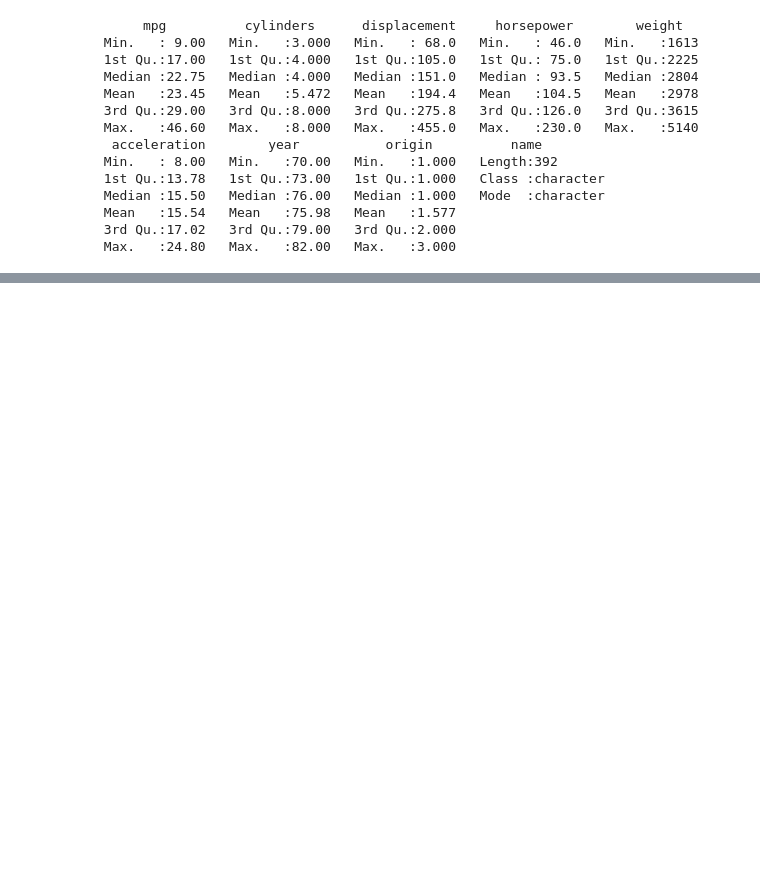
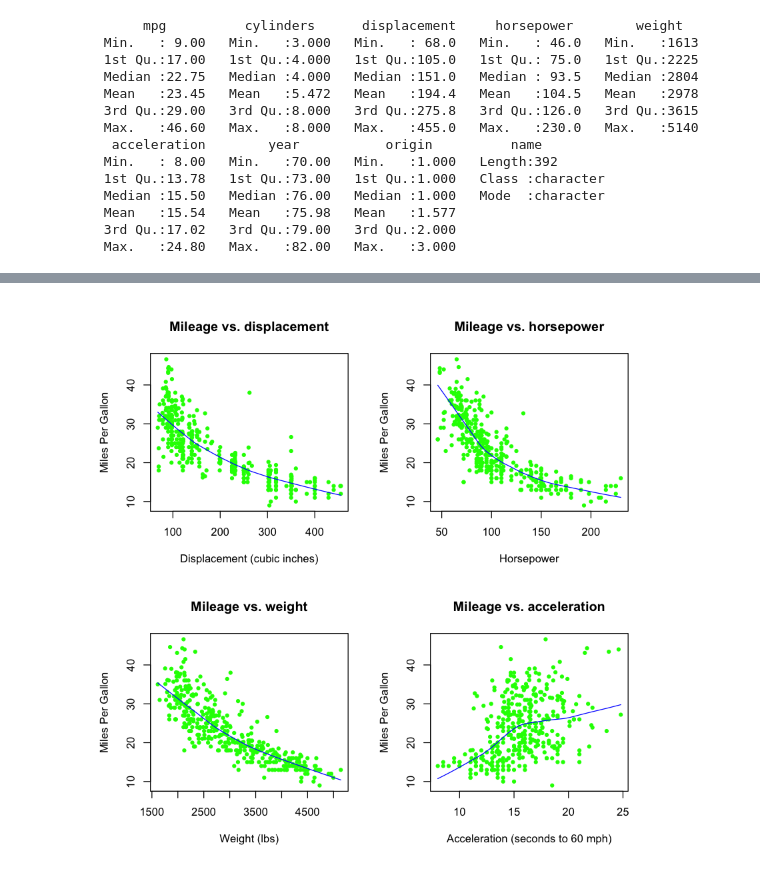
Before and after one commit to vincegiorno/data-analyst-data-test, a Jupyter notebook: Untitled.ipynb, the cells around one changed output, grey strips where cells are left out. Cells and saved outputs as stored; diff of their text form; code cells hidden in the pictures; blank space fills up the shorter version.

```diff
--- a/Untitled.ipynb
+++ b/Untitled.ipynb
@@ -108,0 +111,14 @@ barplot(origin_mpg$ratio, names.arg=c('American', 'European', 'Japanese'), ylim=
+# %%
+#png('/Users/vince/Desktop/job\ applications/Azavea/data-analyst-data-test/scatter_plots.png')
+par(mfrow=c(2,2))
+plot(cars$displacement, cars$mpg, main='Mileage vs. displacement', xlab='Displacement (cubic inches)', ylab='Miles Per Gallon', pch=20, col='green')
+lines(lowess(cars$displacement,cars$mpg), col="blue")
+plot(cars$horsepower, cars$mpg, main='Mileage vs. horsepower', xlab='Horsepower', ylab='Miles Per Gallon', pch=20, col='green')
+lines(lowess(cars$horsepower,cars$mpg), col="blue")
+plot(cars$weight, cars$mpg, main='Mileage vs. weight', xlab='Weight (lbs)', ylab='Miles Per Gallon', pch=20, col='green')
+lines(lowess(cars$weight,cars$mpg), col="blue")
+plot(cars$acceleration, cars$mpg, main='Mileage vs. acceleration', xlab='Acceleration (seconds to 60 mph)', ylab='Miles Per Gallon', pch=20, col='green')
+lines(lowess(cars$acceleration,cars$mpg), col="blue")
+#dev.off()
+# %% [output]
+[figure, added]
```
Also changed, not shown: parts of 31 cells of this notebook, 4 other files.
